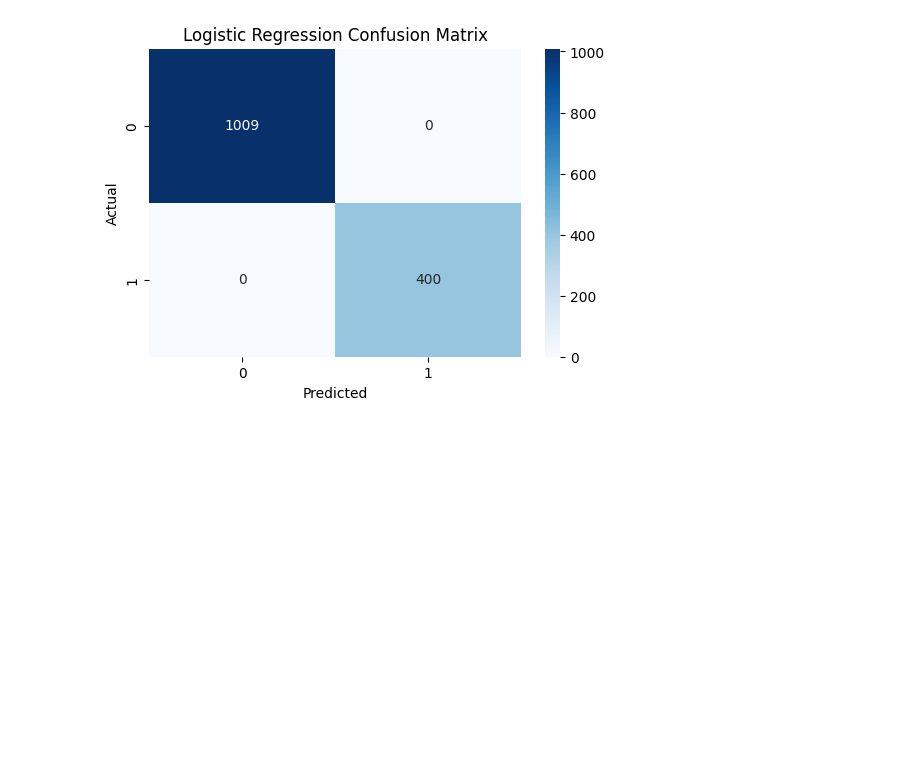
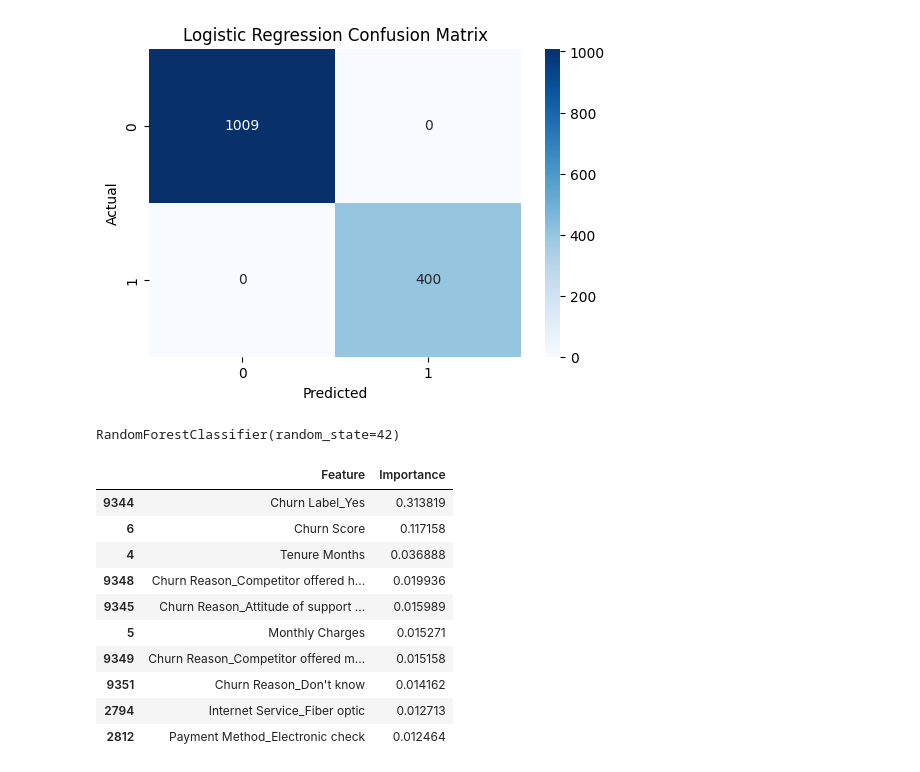
Before and after one commit to shiivu18/churn_Analytics, a Jupyter notebook: notebooks/02_data_cleaning_preprocessing.ipynb, the cells around one changed output. Drawn from its saved outputs; the diff is of its cells as text; code cells hidden in the pictures; blank space fills up the shorter version.

```diff
--- a/notebooks/02_data_cleaning_preprocessing.ipynb
+++ b/notebooks/02_data_cleaning_preprocessing.ipynb
@@ -297,3 +297,36 @@ plt.ylabel("Actual")
 plt.show()
 # %% [output]
 [figure]
+# %%
+rf_model = RandomForestClassifier(
+    n_estimators=100,
+    random_state=42
+)
+
+rf_model.fit(X_train, y_train)
+# %% [output]
+RandomForestClassifier(random_state=42)
+# %%
+feature_importance = pd.DataFrame({
+    'Feature': X.columns,
+    'Importance': rf_model.feature_importances_
+})
+
+feature_importance = feature_importance.sort_values(
+    by='Importance',
+    ascending=False
+)
+
+feature_importance.head(10)
+# %% [output]
+|  | Feature | Importance |
+| 9344 | Churn Label_Yes | 0.313819 |
+| 6 | Churn Score | 0.117158 |
+| 4 | Tenure Months | 0.036888 |
+| 9348 | Churn Reason_Competitor offered h... | 0.019936 |
+| 9345 | Churn Reason_Attitude of support ... | 0.015989 |
+| 5 | Monthly Charges | 0.015271 |
+| 9349 | Churn Reason_Competitor offered m... | 0.015158 |
+| 9351 | Churn Reason_Don't know | 0.014162 |
+| 2794 | Internet Service_Fiber optic | 0.012713 |
+| 2812 | Payment Method_Electronic check | 0.012464 |
```
